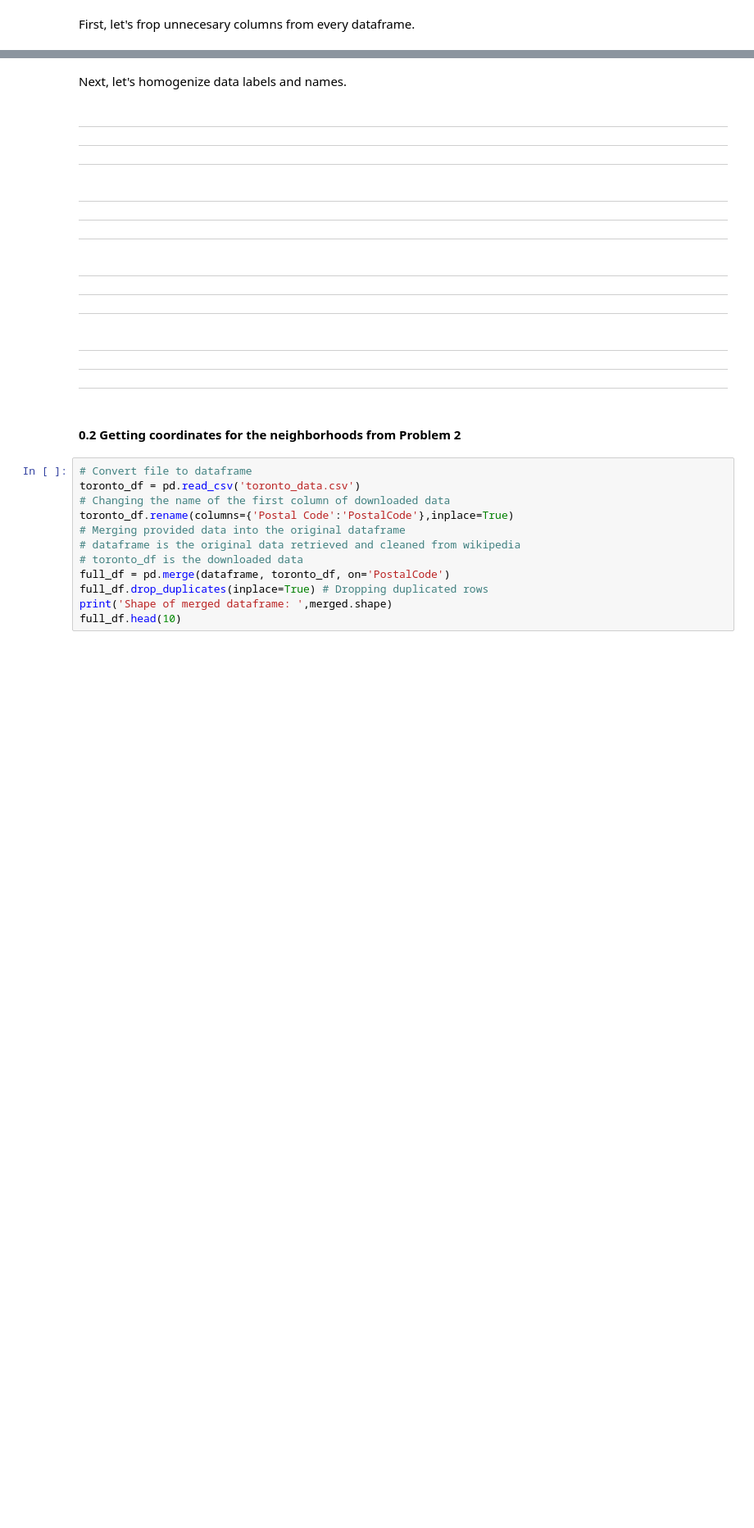
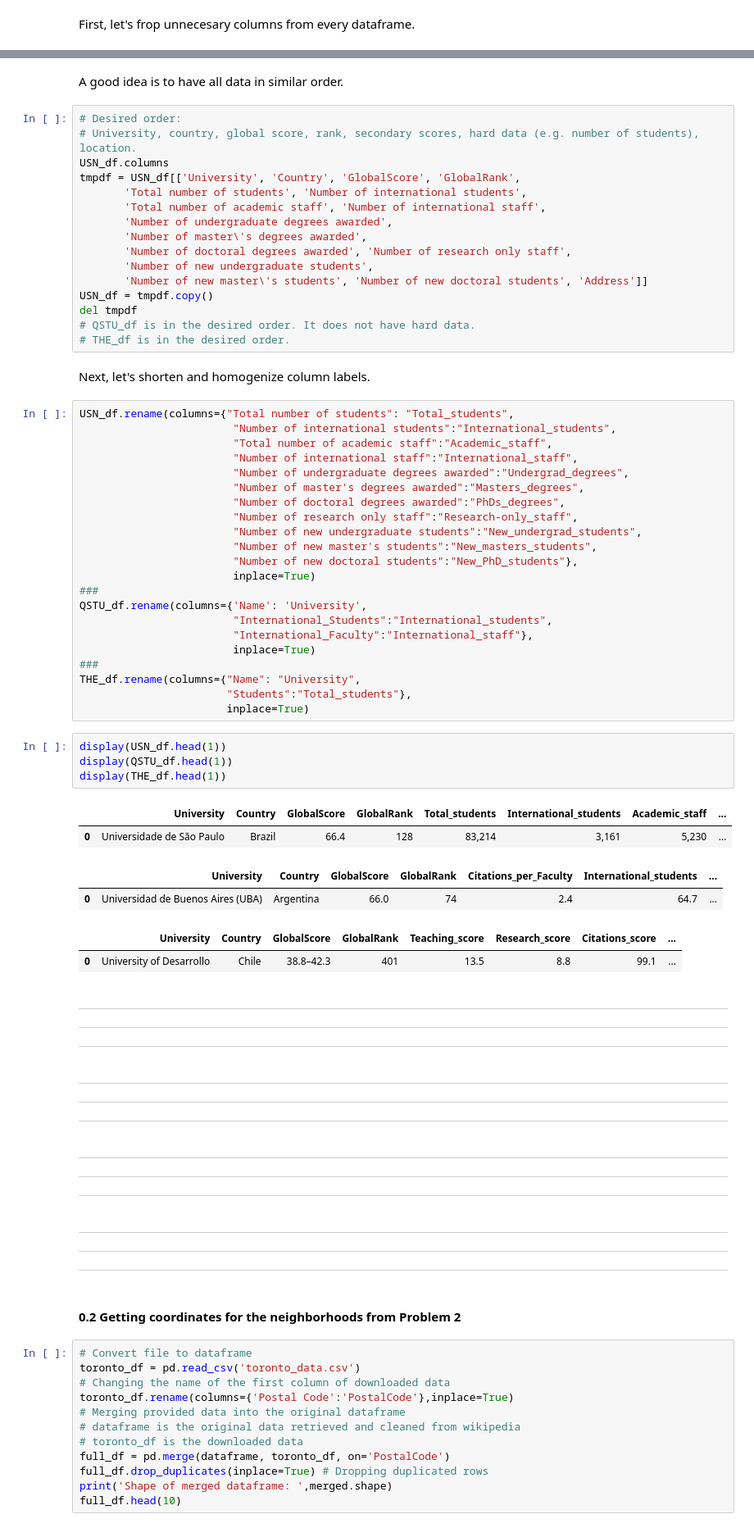
Before and after one commit to aurelioai/Capstone_personal, a Jupyter notebook: 02_homogenize_dataframes.ipynb, the cells around one changed output, grey strips where cells are left out. Shown: that part at 82% size. Drawn from its saved outputs; the diff is of its cells as text; blank space fills up the shorter version.

Commit message:
Update in data homogeneization

```diff
--- a/02_homogenize_dataframes.ipynb
+++ b/02_homogenize_dataframes.ipynb
@@ -67,5 +39,56 @@ display(THE_df.head(2))
+# %% [markdown]
+A good idea is to have all data in similar order.
+# %%
+# Desired order:
+# University, country, global score, rank, secondary scores, hard data (e.g. number of students), location.
+USN_df.columns
+tmpdf = USN_df[['University', 'Country', 'GlobalScore', 'GlobalRank',
+       'Total number of students', 'Number of international students',
+       'Total number of academic staff', 'Number of international staff',
+       'Number of undergraduate degrees awarded',
+       'Number of master\'s degrees awarded',
+       'Number of doctoral degrees awarded', 'Number of research only staff',
+       'Number of new undergraduate students',
+       'Number of new master\'s students', 'Number of new doctoral students', 'Address']]
+USN_df = tmpdf.copy()
+del tmpdf
+# QSTU_df is in the desired order. It does not have hard data.
+# THE_df is in the desired order.
 # %% [markdown]
-Next, let's homogenize data labels and names.
+Next, let's shorten and homogenize column labels.
+# %%
+USN_df.rename(columns={"Total number of students": "Total_students",
+                        "Number of international students":"International_students",
+                        "Total number of academic staff":"Academic_staff",
+                        "Number of international staff":"International_staff",
+                        "Number of undergraduate degrees awarded":"Undergrad_degrees",
+                        "Number of master's degrees awarded":"Masters_degrees",
+                        "Number of doctoral degrees awarded":"PhDs_degrees",
+                        "Number of research only staff":"Research-only_staff",
+                        "Number of new undergraduate students":"New_undergrad_students",
+                        "Number of new master's students":"New_masters_students",
+                        "Number of new doctoral students":"New_PhD_students"},
+                        inplace=True)
+###
+QSTU_df.rename(columns={'Name': 'University',
+                        "International_Students":"International_students",
+                        "International_Faculty":"International_staff"},
+                        inplace=True)
+###
+THE_df.rename(columns={"Name": "University",
+                       "Students":"Total_students"},
+                       inplace=True)
+# %%
+display(USN_df.head(1))
+display(QSTU_df.head(1))
+display(THE_df.head(1))
+# %% [output]
+|  | University | Country | GlobalScore | GlobalRank | Total_students | International_students | Academic_staff | ... |
+| 0 | Universidade de São Paulo | Brazil | 66.4 | 128 | 83,214 | 3,161 | 5,230 | ... |
+|  | University | Country | GlobalScore | GlobalRank | Citations_per_Faculty | International_students | ... |
+| 0 | Universidad de Buenos Aires (UBA) | Argentina | 66.0 | 74 | 2.4 | 64.7 | ... |
+|  | University | Country | GlobalScore | GlobalRank | Teaching_score | Research_score | Citations_score | ... |
+| 0 | University of Desarrollo | Chile | 38.8–42.3 | 401 | 13.5 | 8.8 | 99.1 | ... |
 # %% [markdown]
 <hr></hr><hr></hr><hr></hr>
 # %% [markdown]
```
Also changed, not shown: parts of 2 cells of this notebook.
